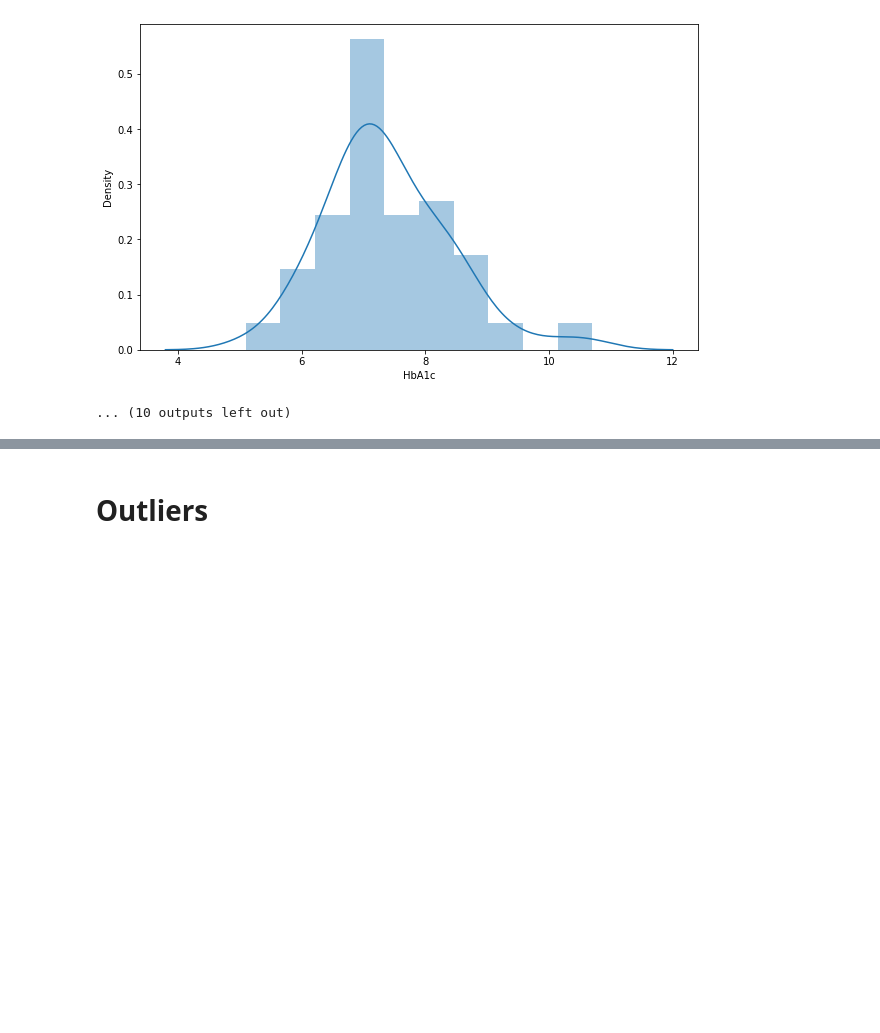
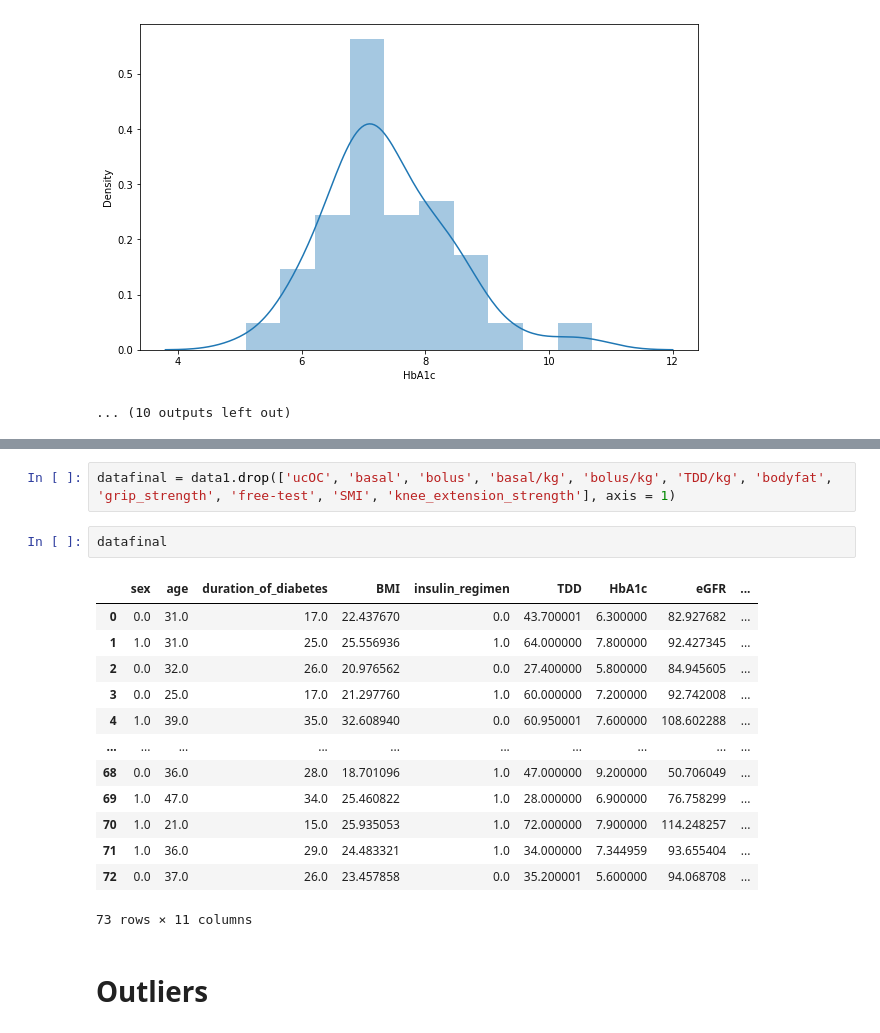
Before and after one commit to gabrielcerono/DiabetesColaboration, a Jupyter notebook: Diabetes_colab.ipynb, the cells around one changed output, grey strips where cells are left out. Drawn from its saved outputs; the diff is of its cells as text; blank space fills up the shorter version.

```diff
--- a/Diabetes_colab.ipynb
+++ b/Diabetes_colab.ipynb
@@ -127,3 +165,21 @@ data.corr()
+# %%
+datafinal = data1.drop(['ucOC', 'basal', 'bolus', 'basal/kg', 'bolus/kg', 'TDD/kg', 'bodyfat', 'grip_strength', 'free-test', 'SMI', 'knee_extension_strength'], axis = 1)
+# %%
+datafinal
+# %% [output]
+|  | sex | age | duration_of_diabetes | BMI | insulin_regimen | TDD | HbA1c | eGFR | ... |
+| 0 | 0.0 | 31.0 | 17.0 | 22.437670 | 0.0 | 43.700001 | 6.300000 | 82.927682 | ... |
+| 1 | 1.0 | 31.0 | 25.0 | 25.556936 | 1.0 | 64.000000 | 7.800000 | 92.427345 | ... |
+| 2 | 0.0 | 32.0 | 26.0 | 20.976562 | 0.0 | 27.400000 | 5.800000 | 84.945605 | ... |
+| 3 | 0.0 | 25.0 | 17.0 | 21.297760 | 1.0 | 60.000000 | 7.200000 | 92.742008 | ... |
+| 4 | 1.0 | 39.0 | 35.0 | 32.608940 | 0.0 | 60.950001 | 7.600000 | 108.602288 | ... |
+| ... | ... | ... | ... | ... | ... | ... | ... | ... | ... |
+| 68 | 0.0 | 36.0 | 28.0 | 18.701096 | 1.0 | 47.000000 | 9.200000 | 50.706049 | ... |
+| 69 | 1.0 | 47.0 | 34.0 | 25.460822 | 1.0 | 28.000000 | 6.900000 | 76.758299 | ... |
+| 70 | 1.0 | 21.0 | 15.0 | 25.935053 | 1.0 | 72.000000 | 7.900000 | 114.248257 | ... |
+| 71 | 1.0 | 36.0 | 29.0 | 24.483321 | 1.0 | 34.000000 | 7.344959 | 93.655404 | ... |
+| 72 | 0.0 | 37.0 | 26.0 | 23.457858 | 0.0 | 35.200001 | 5.600000 | 94.068708 | ... |
+73 rows × 11 columns
 # %% [markdown]
 # Outliers
 # %% [markdown]
```
Also changed, not shown: parts of 61 cells of this notebook.
